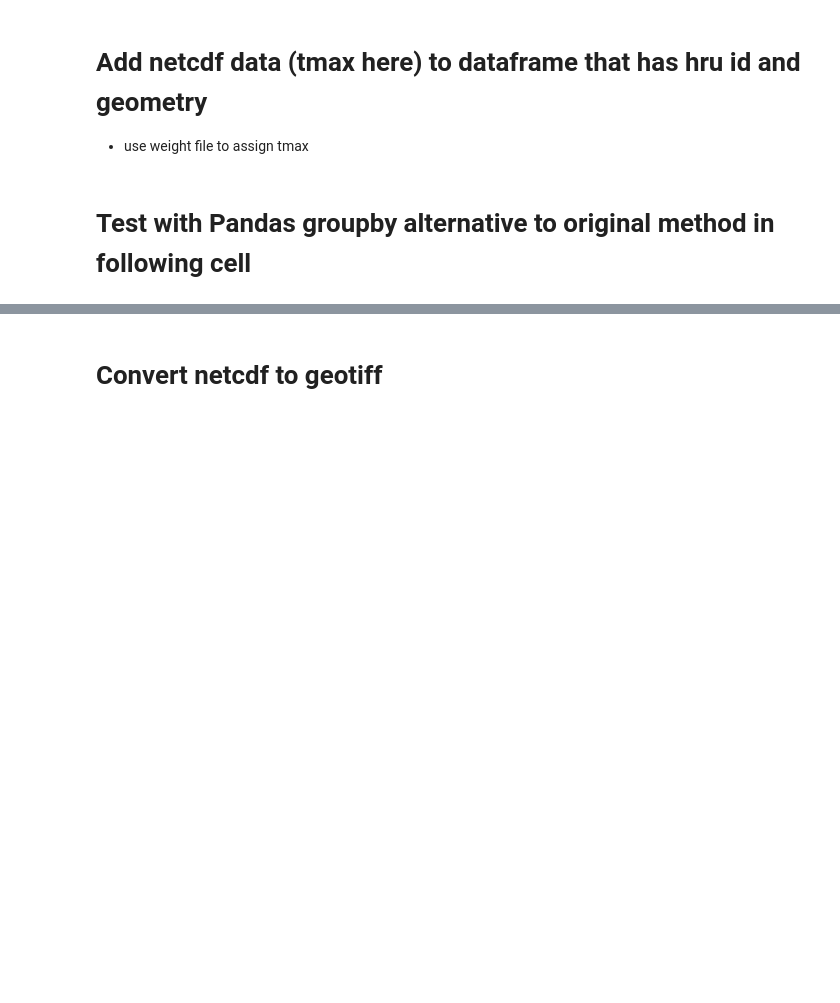
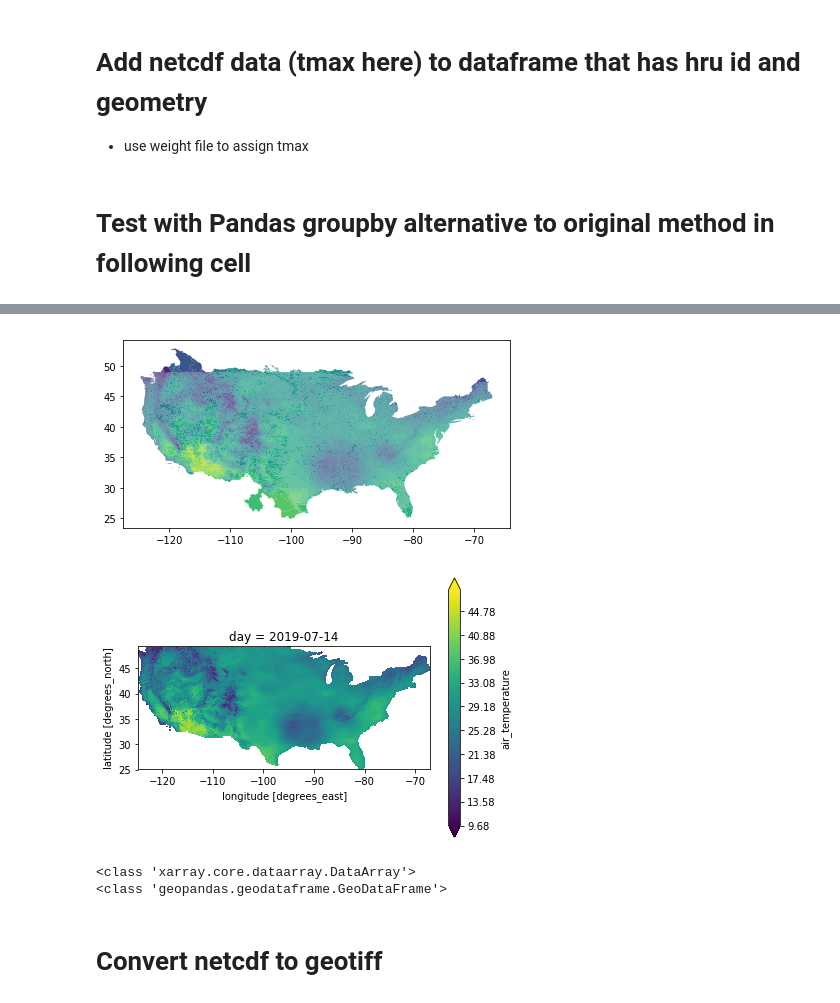
Before and after one commit to nhm-usgs/onhm-fetcher-parser, a Jupyter notebook: notebooks/Gridmet_hru_weights_b.ipynb, the cells around one changed output, grey strips where cells are left out. Cells and saved outputs as stored; diff of their text form; code cells hidden in the pictures; blank space fills up the shorter version.

```diff
--- a/notebooks/Gridmet_hru_weights_b.ipynb
+++ b/notebooks/Gridmet_hru_weights_b.ipynb
@@ -29,8 +29,8 @@ print(os.getcwd())
 from pathlib import Path
 folder = Path(r'../Data') # assumes working directory is onhm-fetcher-parser
 print(folder)
-shapefiles = folder.glob("*_0[1-2].shp")
-# shapefiles = folder.glob("*.shp")
+#shapefiles = folder.glob("*_0[1-2].shp")
+shapefiles = folder.glob("*.shp")
 gdf = pd.concat([
     gpd.read_file(shp)
     for shp in shapefiles
@@ -261,3 +268,33 @@ gdf
+# %%
+from mpl_toolkits.axes_grid1 import make_axes_locatable
+f, ax = plt.subplots(1)
+ax.set_aspect('equal')
+# ax.axis('equal')
+# ax1.set(xlim=(-130, -60), ylim=(20, 55))
+# divider_0 = make_axes_locatable(ax[0])
+# cax_0 = divider_0.append_axes("right", size="5%", pad=0.1)
+lvs = np.arange(gdf['tmax'].min(), gdf['tmax'].max(), 0.1)
+gdf.plot(ax=ax, column = 'tmax',linewidth=0., edgecolor='white', cmap='viridis', k=20,
+         scheme='equal_interval')
+f.savefig('hru.png')
+f.tight_layout()
+f1, ax1 = plt.subplots(1)
+ax1.set_aspect('equal')
+# ax1.set(xlim=(-130, -60), ylim=(20, 55))
+ptmax = ds.air_temperature-273.5
+ptmax_1 = ptmax.isel(day=dayshape-1)
+ptmax_1.plot(ax=ax1, levels=lvs, cmap='viridis')
+f1.tight_layout()
+f1.savefig('gridmet.png')
+# %% [output]
+[figure, added]
+[figure, added]
+# %%
+print(type(ptmax_1))
+print(type(gdf))
+# %% [output]
+<class 'xarray.core.dataarray.DataArray'>
+<class 'geopandas.geodataframe.GeoDataFrame'>
 # %%
 # add tmax column to dataframe
 gdf['tmax']=None
```
Also changed, not shown: parts of 7 cells of this notebook, 4 other files.
